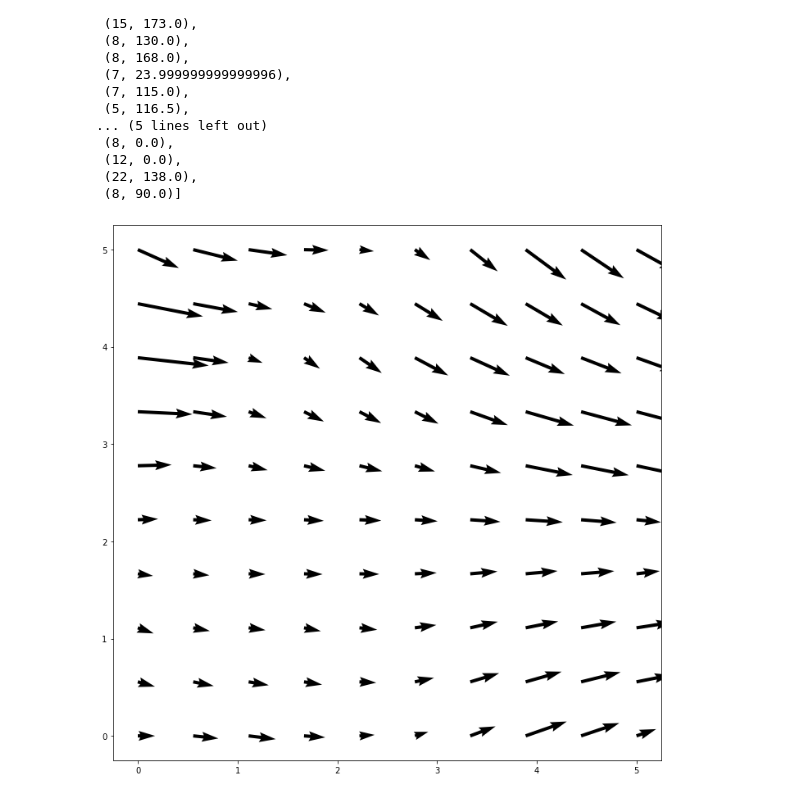
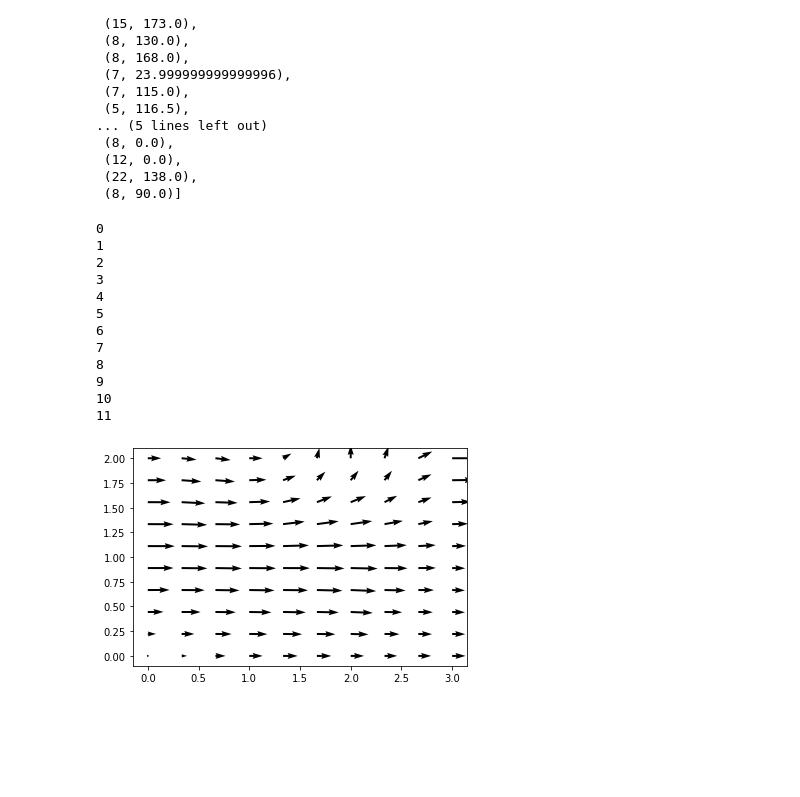
Before and after one commit to lePossum/DeblurGANv2, a Jupyter notebook: np_deconv copy.ipynb, the cells around one changed output. Cells and saved outputs as stored; diff of their text form; code cells hidden in the pictures; blank space fills up the shorter version.

```diff
--- a/np_deconv copy.ipynb
+++ b/np_deconv copy.ipynb
@@ -460,9 +473,9 @@ Total time:  15.236794710159302
 Total time:  12.120506286621094
 Total time:  11.839994668960571
 # %%
-img = '/home/vados/Stuff/Images/results/march3_multi/blurred/img1_31938.png'
+img = '/home/vados/Stuff/Images/mb.jpg'
 img = plt.imread(img)
 tmp = []
 counter = 0
-c = Cepstrum(rgb2gray(img))
+c = Cepstrum(rgb2gray(img), batch_size=256, step=0.5)
 # %% [output]
@@ -524,30 +541,44 @@ new_params_processed
 # %%
 s = c.angle.shape
 
 x = np.zeros(s[0] * s[1])
 y = np.zeros(s[0] * s[1])
 u = np.zeros(s[0] * s[1])
 v = np.zeros(s[0] * s[1])
 
 for idx0 in range(s[0]):
     for idx1 in range(s[1]):
-        cur_idx = idx0 * s[0] + idx1
+        cur_idx = idx0 * s[1] + idx1
+        print(cur_idx)
         y[cur_idx] = s[0] - 1 - idx0
         x[cur_idx] = idx1
         u[cur_idx] = c.blur_len[idx0][idx1] * np.cos(c.angle[idx0][idx1])
         v[cur_idx] = -c.blur_len[idx0][idx1] * np.sin(c.angle[idx0][idx1])
 
 k = 10
 yy = np.linspace(0, s[0] - 1, k)
 xx = np.linspace(0, s[1] - 1, k)
 xx, yy = np.meshgrid(xx, yy)
 
 points = np.transpose(np.vstack((x, y)))
 u_interp = interpolate.griddata(points, u, (xx, yy), method='cubic')
 v_interp = interpolate.griddata(points, v, (xx, yy), method='cubic')
 
-plt.figure(figsize=(s[0]*2,s[1]*2))
+# plt.figure(figsize=(s[0]*2,s[1]*2))
+# plt.figure(figsize=)
 plt.quiver(xx, yy, u_interp, v_interp)
 plt.savefig('temp/vector_fielld.png')
 # %% [output]
+0
+1
+2
+3
+4
+5
+6
+7
+8
+9
+10
+11
-[figure, old version]
+[figure, new version]
```
Also changed, not shown: parts of 2 cells of this notebook, 1 other file.
